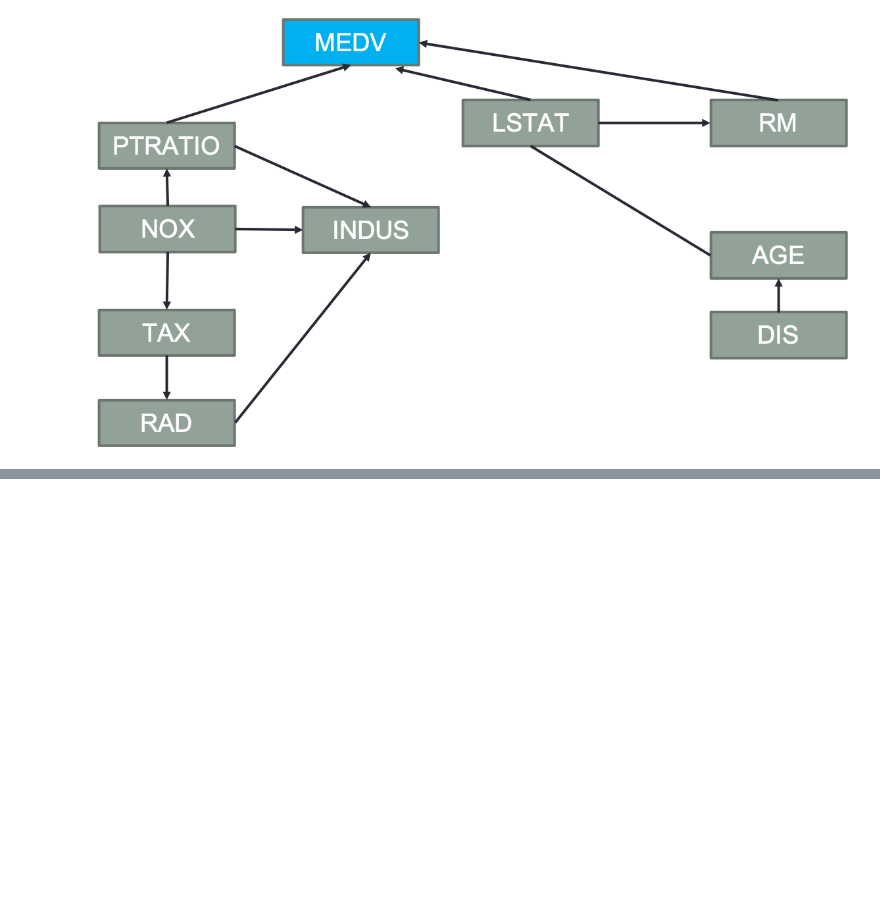
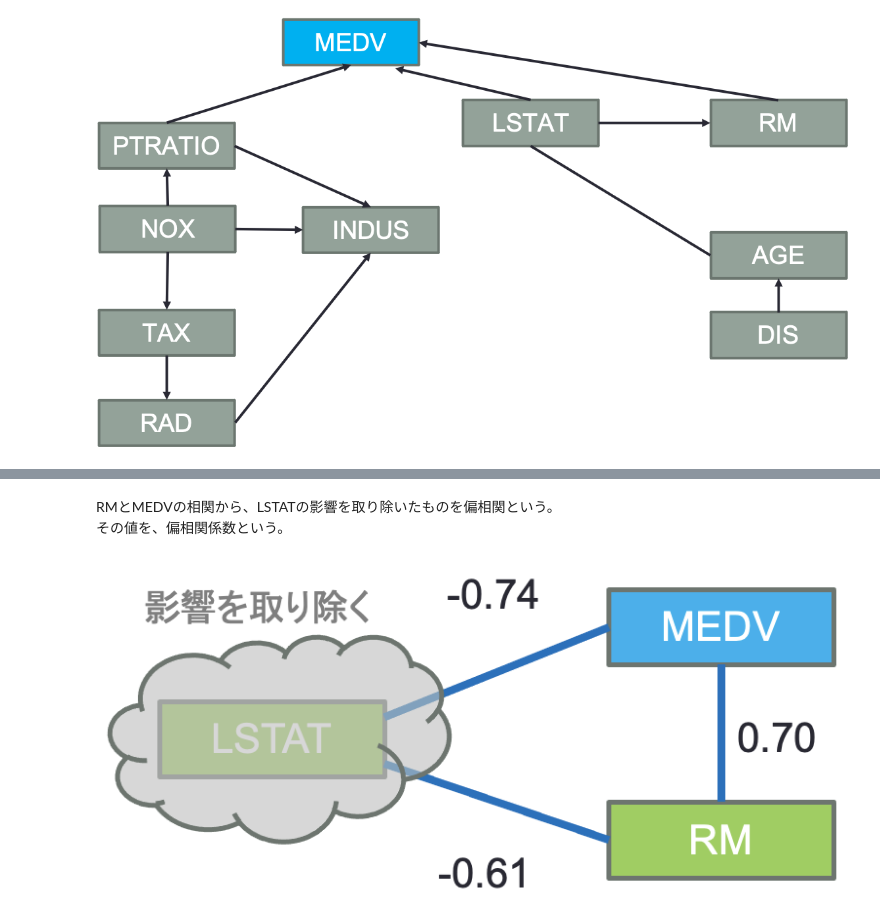
Before and after one commit to JunJun100/Bayesian_Network, a Jupyter notebook: Boston_PC_algorithm.ipynb, the cells around one changed output, grey strips where cells are left out. Cells and saved outputs as stored; diff of their text form; code cells hidden in the pictures; blank space fills up the shorter version.

```diff
--- a/Boston_PC_algorithm.ipynb
+++ b/Boston_PC_algorithm.ipynb
@@ -262,0 +294,8 @@ Image("Diagram_2.png")
+# %% [markdown]
+RMとMEDVの相関から、LSTATの影響を取り除いたものを偏相関という。
+その値を、偏相関係数という。
+# %%
+# LSTATの影響を取り除いたものを、偏相関という
+Image("Partial_corr_2.png")
+# %% [output]
+[figure, added]
```
Also changed, not shown: parts of 11 cells of this notebook, 4 other files.
